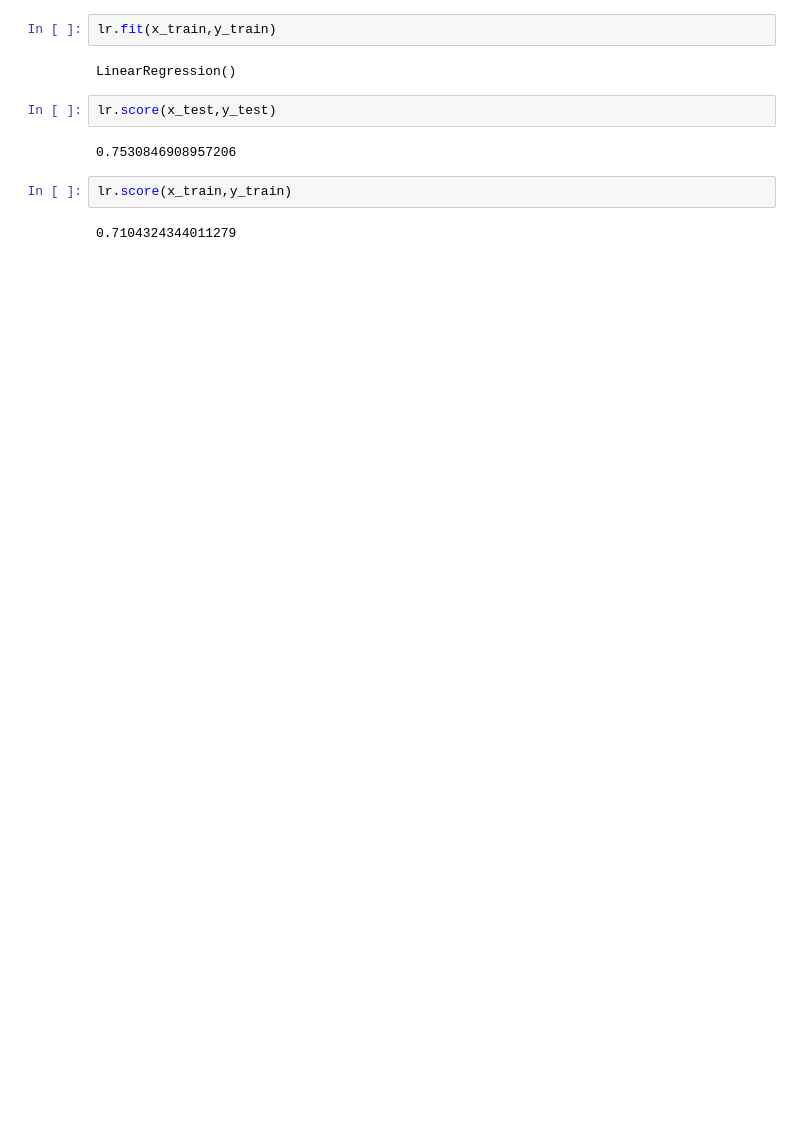
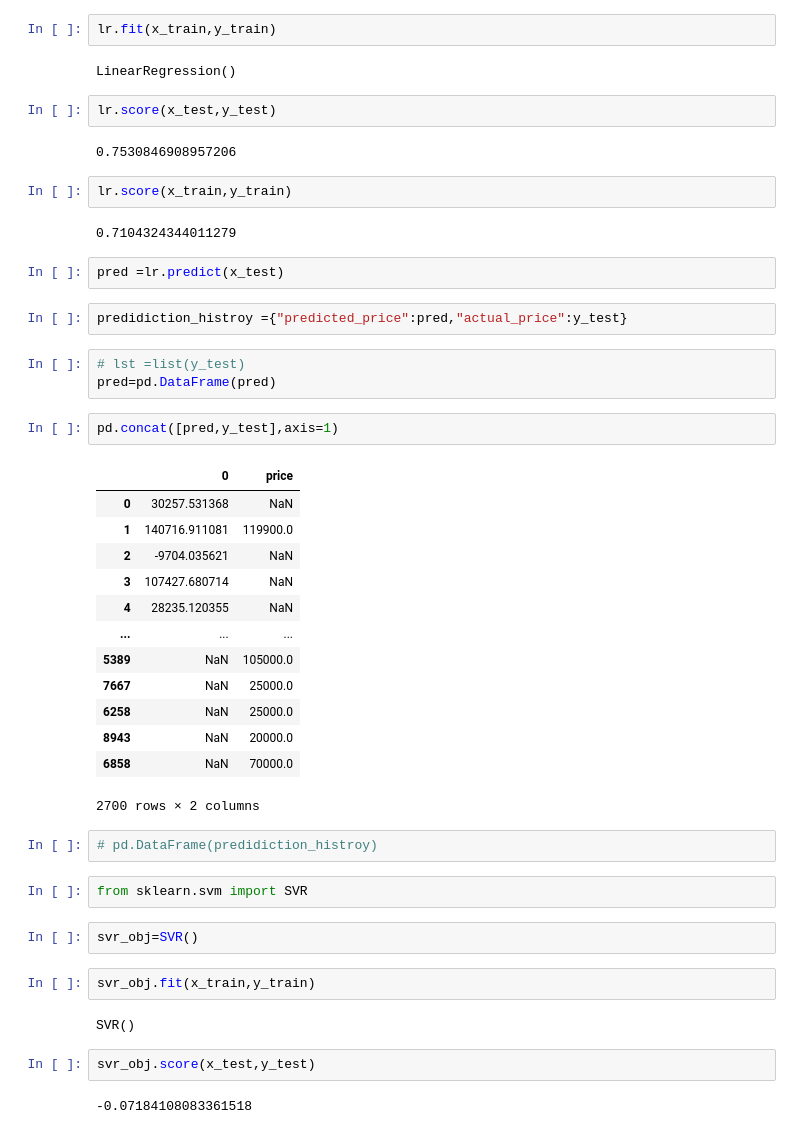
Before and after one commit to Govind-kumawat2002/Stip_data-science-1st-may-, a Jupyter notebook: pandas/Bike_price/used_bike.ipynb, the cells around one changed output. Drawn from its saved outputs; the diff is of its cells as text; blank space fills up the shorter version.

```diff
--- a/pandas/Bike_price/used_bike.ipynb
+++ b/pandas/Bike_price/used_bike.ipynb
@@ -350,3 +350,40 @@ lr.score(x_test,y_test)
 lr.score(x_train,y_train)
 # %% [output]
 0.7104324344011279
+# %%
+pred =lr.predict(x_test)
+# %%
+predidiction_histroy ={"predicted_price":pred,"actual_price":y_test}
+# %%
+# lst =list(y_test)
+pred=pd.DataFrame(pred)
+# %%
+pd.concat([pred,y_test],axis=1)
+# %% [output]
+|  | 0 | price |
+| 0 | 30257.531368 | NaN |
+| 1 | 140716.911081 | 119900.0 |
+| 2 | -9704.035621 | NaN |
+| 3 | 107427.680714 | NaN |
+| 4 | 28235.120355 | NaN |
+| ... | ... | ... |
+| 5389 | NaN | 105000.0 |
+| 7667 | NaN | 25000.0 |
+| 6258 | NaN | 25000.0 |
+| 8943 | NaN | 20000.0 |
+| 6858 | NaN | 70000.0 |
+2700 rows × 2 columns
+# %%
+# pd.DataFrame(predidiction_histroy)
+# %%
+from sklearn.svm import SVR
+# %%
+svr_obj=SVR()
+# %%
+svr_obj.fit(x_train,y_train)
+# %% [output]
+SVR()
+# %%
+svr_obj.score(x_test,y_test)
+# %% [output]
+-0.07184108083361518
```
Also changed, not shown: parts of 37 cells of this notebook, 2 other files.
